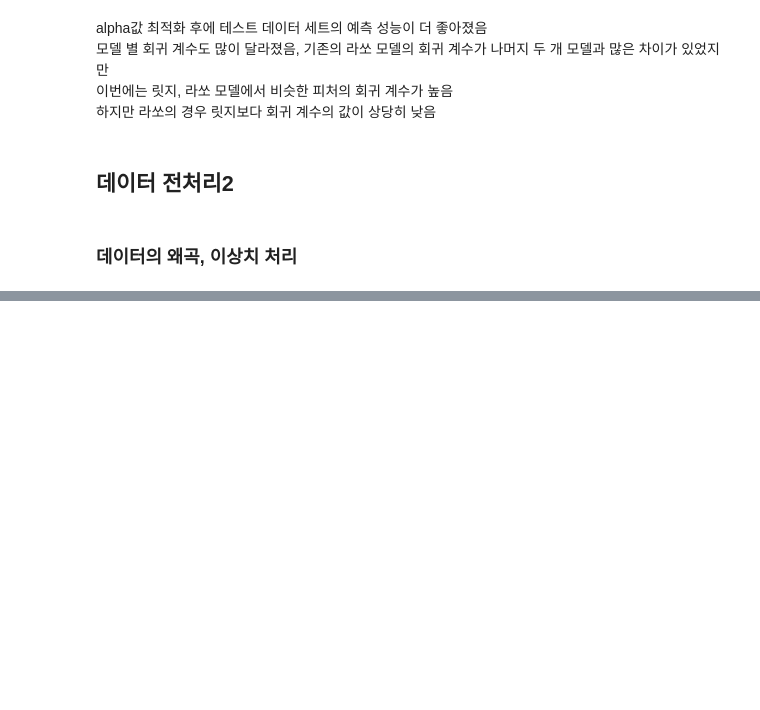
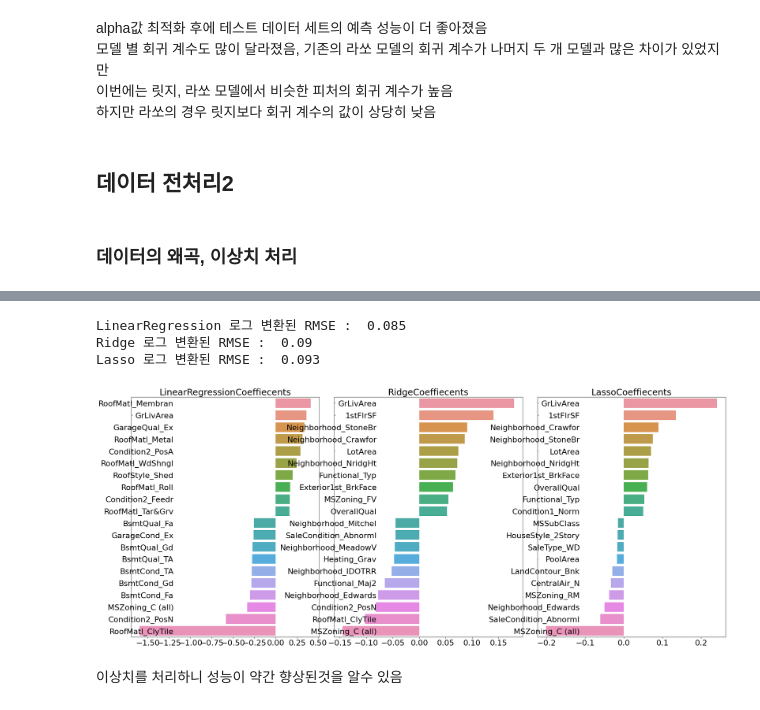
Before and after one commit to HwangHanJae/ml-definitive-guide-pratice, a Jupyter notebook: regression/regression_training_house_prices.ipynb, the cells around one changed output, grey strips where cells are left out. Drawn from its saved outputs; the diff is of its cells as text; code cells hidden in the pictures; blank space fills up the shorter version.

```diff
--- a/regression/regression_training_house_prices.ipynb
+++ b/regression/regression_training_house_prices.ipynb
@@ -330,0 +458,19 @@ alpha값 최적화 후에 테스트 데이터 세트의 예측 성능이 더 좋
+# %%
+lr = LinearRegression()
+ridge = Ridge(alpha=10)
+lasso = Lasso(alpha=0.001)
+
+
+models = [lr, ridge, lasso]
+for model in models:
+  model.fit(X, y)
+rmses = get_rmses(models)
+
+visualize_coef(models)
+# %% [output]
+LinearRegression 로그 변환된 RMSE :  0.085
+Ridge 로그 변환된 RMSE :  0.09
+Lasso 로그 변환된 RMSE :  0.093
+[figure, added]
+# %% [markdown]
+이상치를 처리하니 성능이 약간 향상된것을 알수 있음
```
Also changed, not shown: parts of 17 cells of this notebook.
